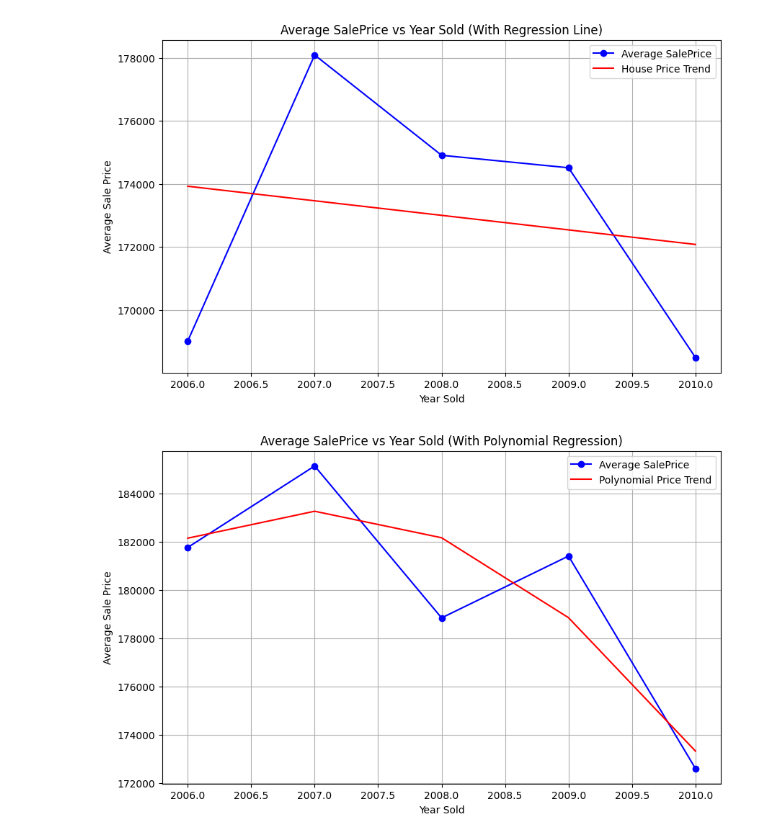
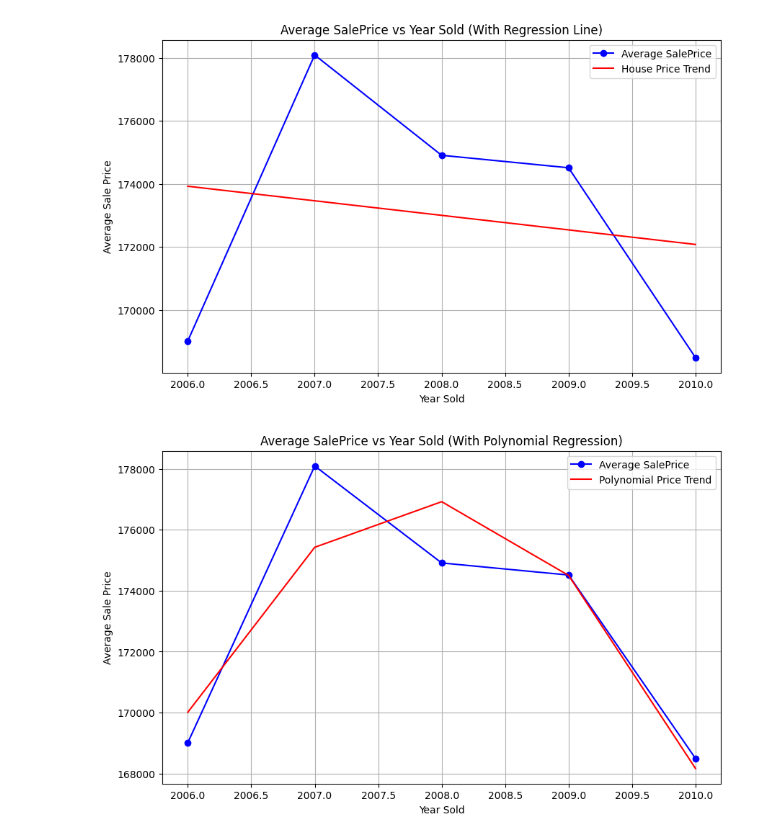
Before and after one commit to JanNordskog/IE500618-Maskinl-ring-Assignement-1, a Jupyter notebook: main.ipynb, the cells around one changed output. Cells and saved outputs as stored; diff of their text form; code cells hidden in the pictures.

```diff
--- a/main.ipynb
+++ b/main.ipynb
@@ -103,37 +95,31 @@ plt.show()
 # %% [output]
 [figure]
 # %%
-filtered_data = data[(data['Lot Area'] >= lower_limit) &
-                     (data['Lot Area'] <= upper_limit) &
-                     pool_area &
-                     bldg_type &
-                     full_bath]
 
-filtered_data = data
 
 yearly_avg = filtered_data.groupby('Yr Sold')['SalePrice'].mean()
 
 x = yearly_avg.index.values.reshape(-1, 1)
 y = yearly_avg.values
 
 poly = PolynomialFeatures(degree=2)
 x_poly = poly.fit_transform(x)
 
 model = LinearRegression()
 model.fit(x_poly, y)
 
 y_poly_pred = model.predict(x_poly)
 
 plt.figure(figsize=(10, 6))
 plt.plot(yearly_avg.index, yearly_avg.values, marker='o', color='blue', label='Average SalePrice')
 plt.plot(yearly_avg.index, y_poly_pred, color='red', label='Polynomial Price Trend')
 
 plt.title('Average SalePrice vs Year Sold (With Polynomial Regression)')
 plt.xlabel('Year Sold')
 plt.ylabel('Average Sale Price')
 plt.grid(True)
 plt.legend()
 
 plt.show()
 # %% [output]
-[figure, old version]
+[figure, new version]
```
Also changed, not shown: parts of 4 cells of this notebook.
